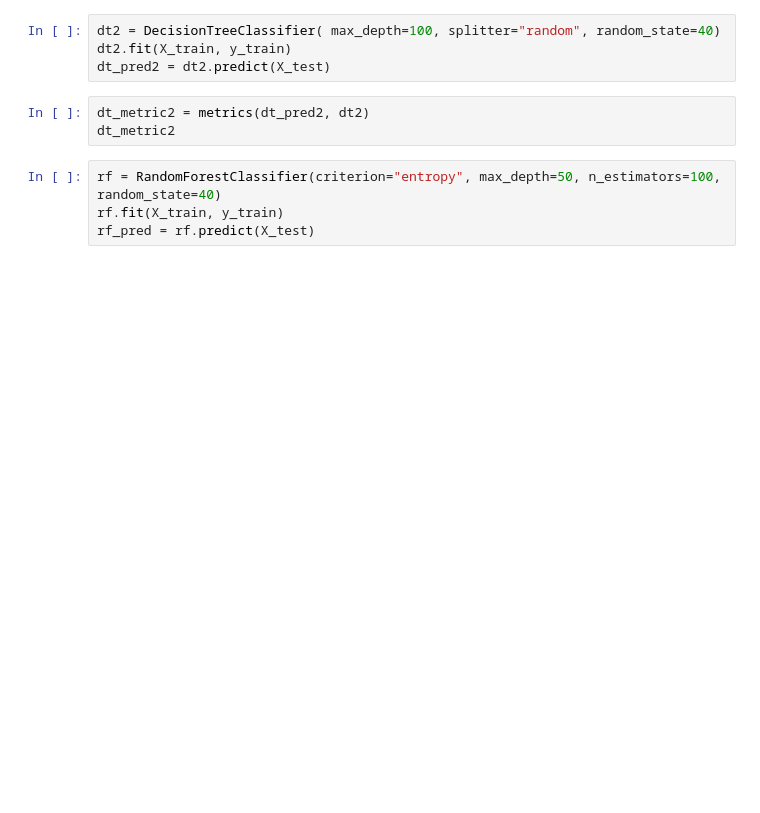
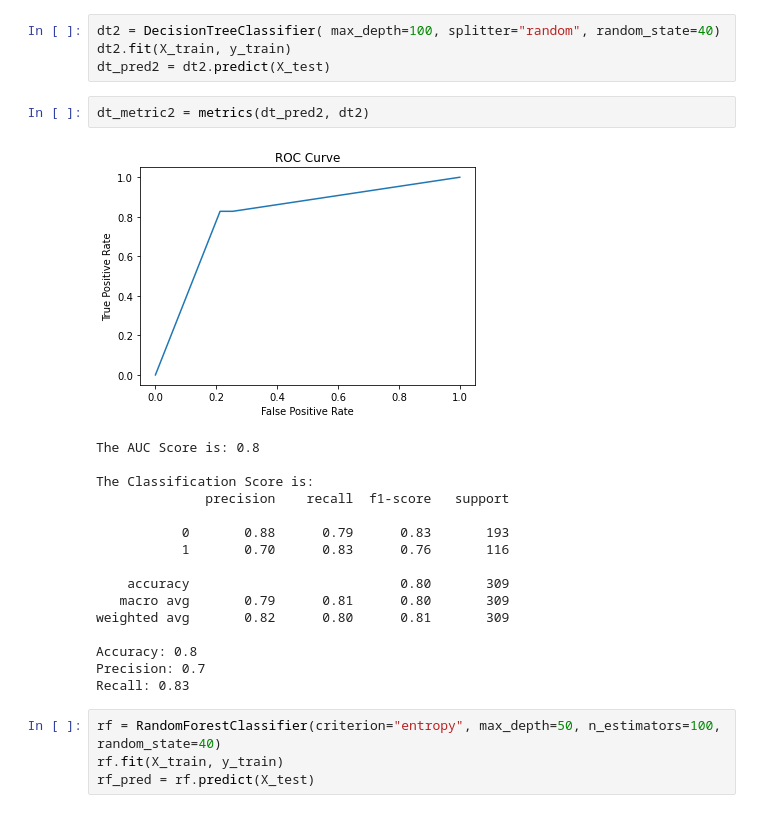
Before and after one commit to ziadhegazi/Intro-to-Artifictial-Intelligence, a Jupyter notebook: Decision Trees/Decisiontree checkpoint.ipynb, the cells around one changed output. Drawn from its saved outputs; the diff is of its cells as text; blank space fills up the shorter version.

```diff
--- a/Decision Trees/Decisiontree checkpoint.ipynb
+++ b/Decision Trees/Decisiontree checkpoint.ipynb
@@ -328,7 +542,23 @@ dt2.fit(X_train, y_train)
 dt_pred2 = dt2.predict(X_test)
 # %%
 dt_metric2 = metrics(dt_pred2, dt2)
-dt_metric2
+# %% [output]
+[figure, added]
+The AUC Score is: 0.8
+
+The Classification Score is:
+              precision    recall  f1-score   support
+
+           0       0.88      0.79      0.83       193
+           1       0.70      0.83      0.76       116
+
+    accuracy                           0.80       309
+   macro avg       0.79      0.81      0.80       309
+weighted avg       0.82      0.80      0.81       309
+
+Accuracy: 0.8
+Precision: 0.7
+Recall: 0.83
 # %%
 rf = RandomForestClassifier(criterion="entropy", max_depth=50, n_estimators=100, random_state=40)
 rf.fit(X_train, y_train)
```
Also changed, not shown: parts of 38 cells of this notebook.
